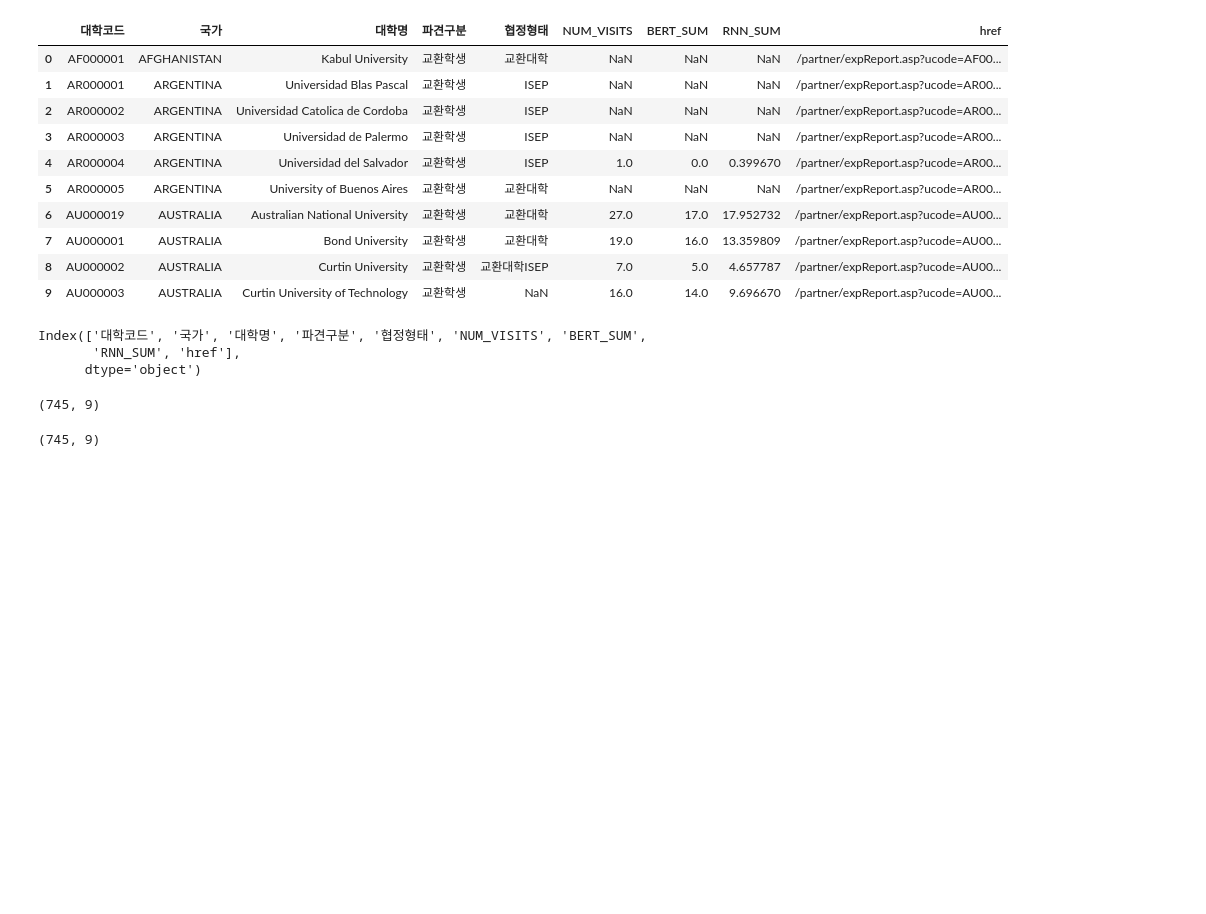
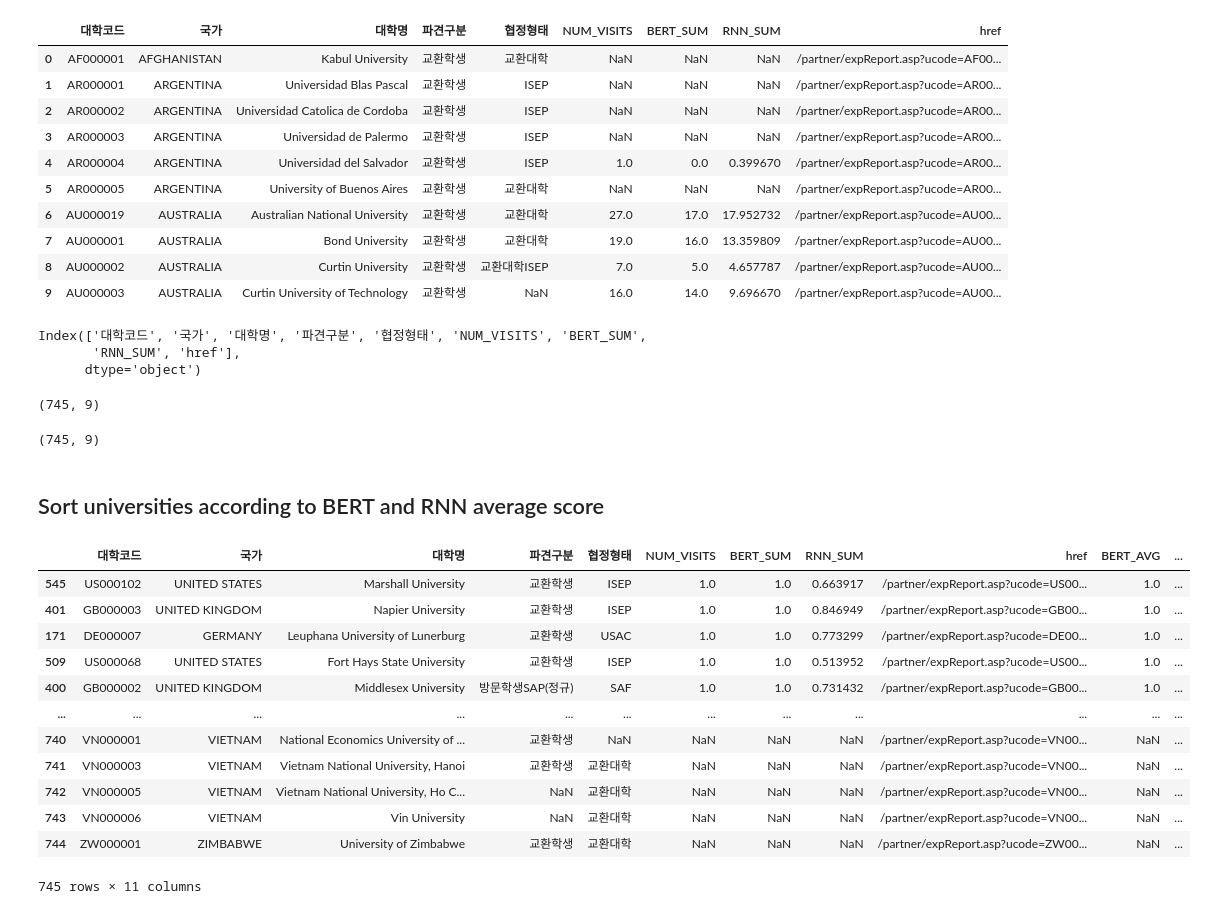
Before and after one commit to snoop2head/yonsei-exchange-program, a Jupyter notebook: wrangle_dataset.ipynb, the cells around one changed output. Saved outputs shown, nothing was run; the diff lists cells and outputs as text; code cells hidden in the pictures; blank space fills up the shorter version.

```diff
--- a/wrangle_dataset.ipynb
+++ b/wrangle_dataset.ipynb
@@ -343,3 +343,5 @@ df_univ_wrangled.shape
 # %%
 # export wrangled df abstract concat dataframe
 df_univ_wrangled.to_csv("./data_wrangled/df_univ_wrangled.csv",encoding="utf-8", index=False)
+# %% [markdown]
+## Sort universities according to BERT and RNN average score
@@ -345,0 +352,17 @@ df_univ_wrangled.to_csv("./data_wrangled/df_univ_wrangled.csv",encoding="utf-8",
+# %%
+df_univ_wrangled
+df_univ_wrangled.sort_values(["BERT_AVG"], ascending=False)
+# %% [output]
+|  | 대학코드 | 국가 | 대학명 | 파견구분 | 협정형태 | NUM_VISITS | BERT_SUM | RNN_SUM | href | BERT_AVG | ... |
+| 545 | US000102 | UNITED STATES | Marshall University | 교환학생 | ISEP | 1.0 | 1.0 | 0.663917 | /partner/expReport.asp?ucode=US00... | 1.0 | ... |
+| 401 | GB000003 | UNITED KINGDOM | Napier University | 교환학생 | ISEP | 1.0 | 1.0 | 0.846949 | /partner/expReport.asp?ucode=GB00... | 1.0 | ... |
+| 171 | DE000007 | GERMANY | Leuphana University of Lunerburg | 교환학생 | USAC | 1.0 | 1.0 | 0.773299 | /partner/expReport.asp?ucode=DE00... | 1.0 | ... |
+| 509 | US000068 | UNITED STATES | Fort Hays State University | 교환학생 | ISEP | 1.0 | 1.0 | 0.513952 | /partner/expReport.asp?ucode=US00... | 1.0 | ... |
+| 400 | GB000002 | UNITED KINGDOM | Middlesex University | 방문학생SAP(정규) | SAF | 1.0 | 1.0 | 0.731432 | /partner/expReport.asp?ucode=GB00... | 1.0 | ... |
+| ... | ... | ... | ... | ... | ... | ... | ... | ... | ... | ... | ... |
+| 740 | VN000001 | VIETNAM | National Economics University of ... | 교환학생 | NaN | NaN | NaN | NaN | /partner/expReport.asp?ucode=VN00... | NaN | ... |
+| 741 | VN000003 | VIETNAM | Vietnam National University, Hanoi | 교환학생 | 교환대학 | NaN | NaN | NaN | /partner/expReport.asp?ucode=VN00... | NaN | ... |
+| 742 | VN000005 | VIETNAM | Vietnam National University, Ho C... | NaN | 교환대학 | NaN | NaN | NaN | /partner/expReport.asp?ucode=VN00... | NaN | ... |
+| 743 | VN000006 | VIETNAM | Vin University | NaN | 교환대학 | NaN | NaN | NaN | /partner/expReport.asp?ucode=VN00... | NaN | ... |
+| 744 | ZW000001 | ZIMBABWE | University of Zimbabwe | 교환학생 | 교환대학 | NaN | NaN | NaN | /partner/expReport.asp?ucode=ZW00... | NaN | ... |
+745 rows × 11 columns
```
Also changed, not shown: parts of 12 cells of this notebook, 1 other file.
